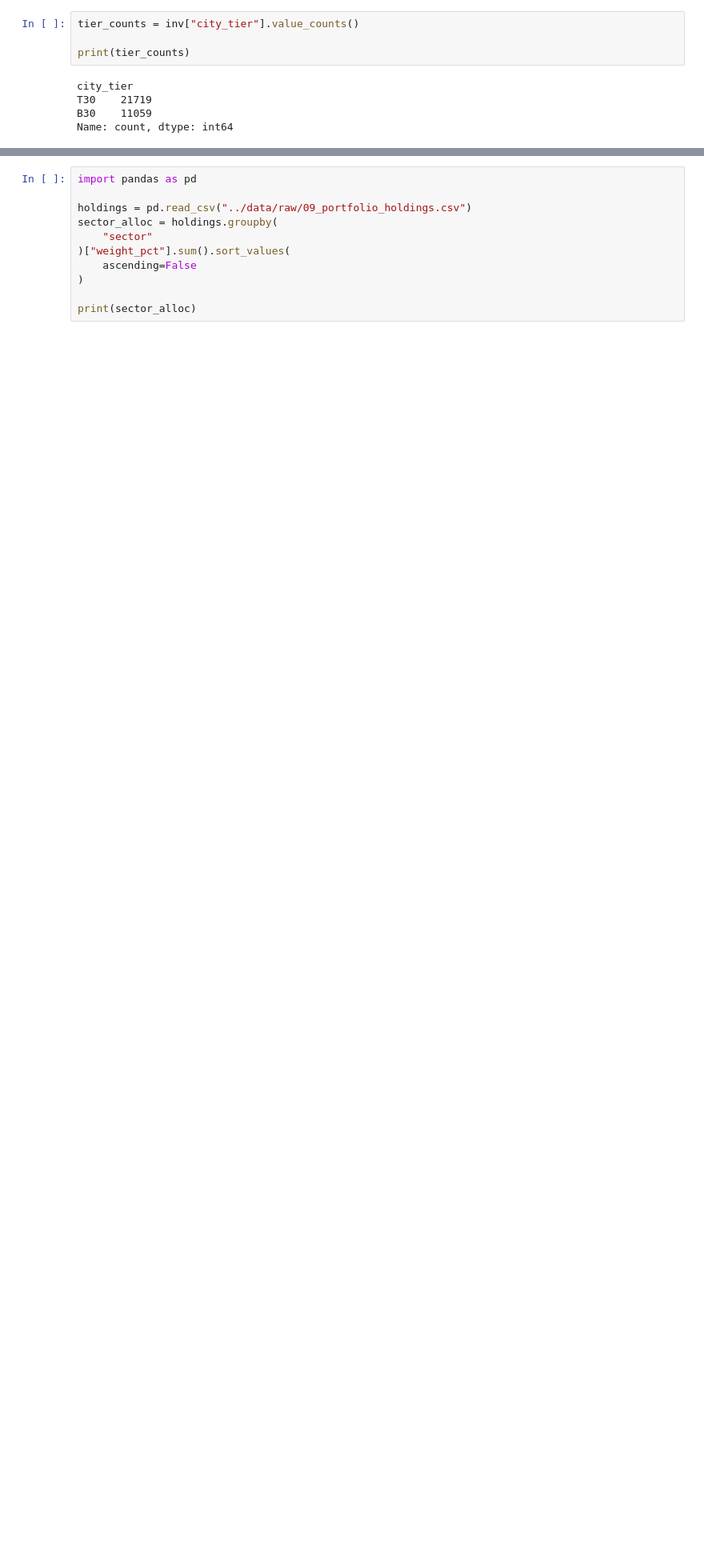
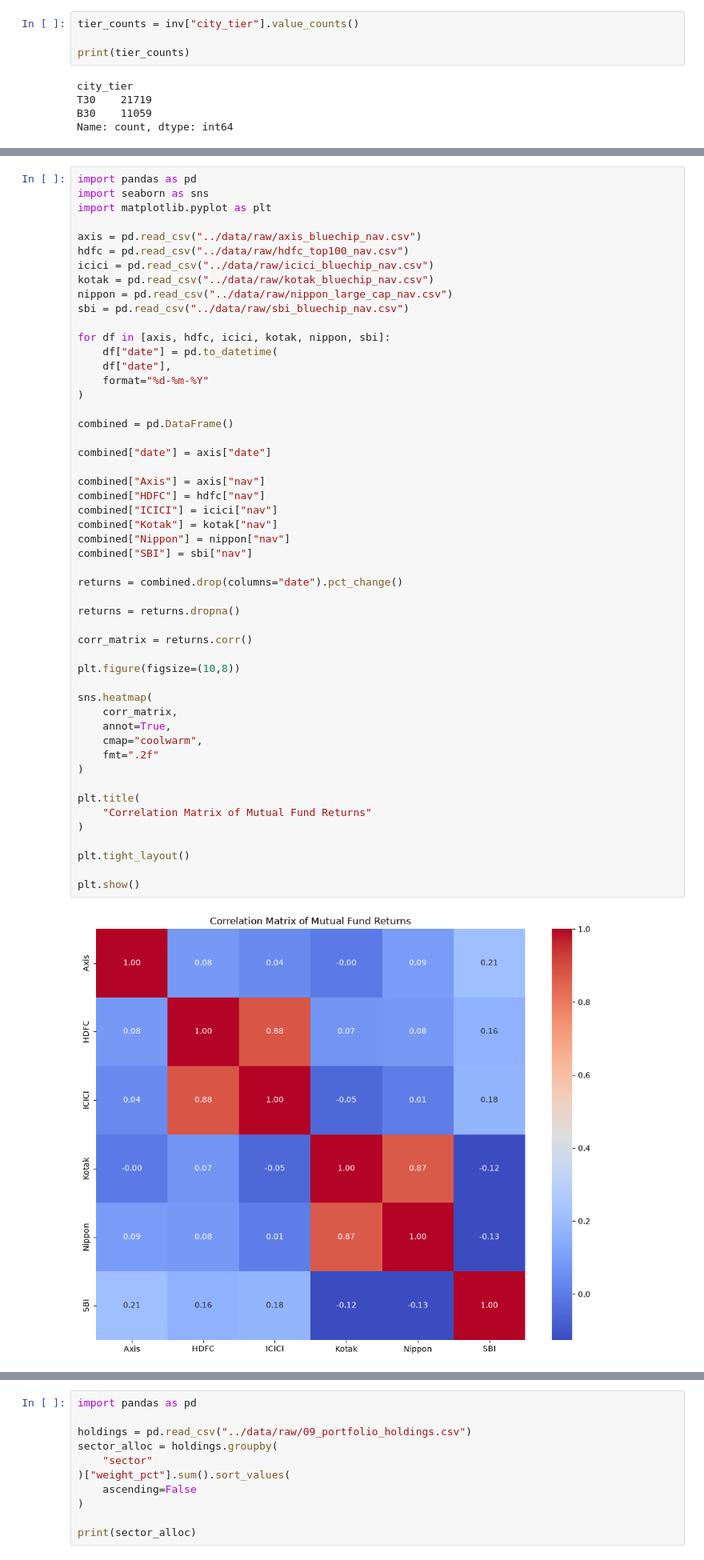
Before and after one commit to kumar-byte/mutual-fund-analytics, a Jupyter notebook: notebooks/EDA_Analysis.ipynb, the cells around one changed output, grey strips where cells are left out. Shown at 80% size. Cells and saved outputs as stored; diff of their text form; blank space fills up the shorter version.

```diff
--- a/notebooks/EDA_Analysis.ipynb
+++ b/notebooks/EDA_Analysis.ipynb
@@ -736,0 +535,53 @@ plt.show()
+# %%
+import pandas as pd
+import seaborn as sns
+import matplotlib.pyplot as plt
+
+axis = pd.read_csv("../data/raw/axis_bluechip_nav.csv")
+hdfc = pd.read_csv("../data/raw/hdfc_top100_nav.csv")
+icici = pd.read_csv("../data/raw/icici_bluechip_nav.csv")
+kotak = pd.read_csv("../data/raw/kotak_bluechip_nav.csv")
+nippon = pd.read_csv("../data/raw/nippon_large_cap_nav.csv")
+sbi = pd.read_csv("../data/raw/sbi_bluechip_nav.csv")
+
+for df in [axis, hdfc, icici, kotak, nippon, sbi]:
+    df["date"] = pd.to_datetime(
+    df["date"],
+    format="%d-%m-%Y"
+)
+
+combined = pd.DataFrame()
+
+combined["date"] = axis["date"]
+
+combined["Axis"] = axis["nav"]
+combined["HDFC"] = hdfc["nav"]
+combined["ICICI"] = icici["nav"]
+combined["Kotak"] = kotak["nav"]
+combined["Nippon"] = nippon["nav"]
+combined["SBI"] = sbi["nav"]
+
+returns = combined.drop(columns="date").pct_change()
+
+returns = returns.dropna()
+
+corr_matrix = returns.corr()
+
+plt.figure(figsize=(10,8))
+
+sns.heatmap(
+    corr_matrix,
+    annot=True,
+    cmap="coolwarm",
+    fmt=".2f"
+)
+
+plt.title(
+    "Correlation Matrix of Mutual Fund Returns"
+)
+
+plt.tight_layout()
+
+plt.show()
+# %% [output]
+[figure, added]
```
Also changed, not shown: parts of 43 cells of this notebook.
